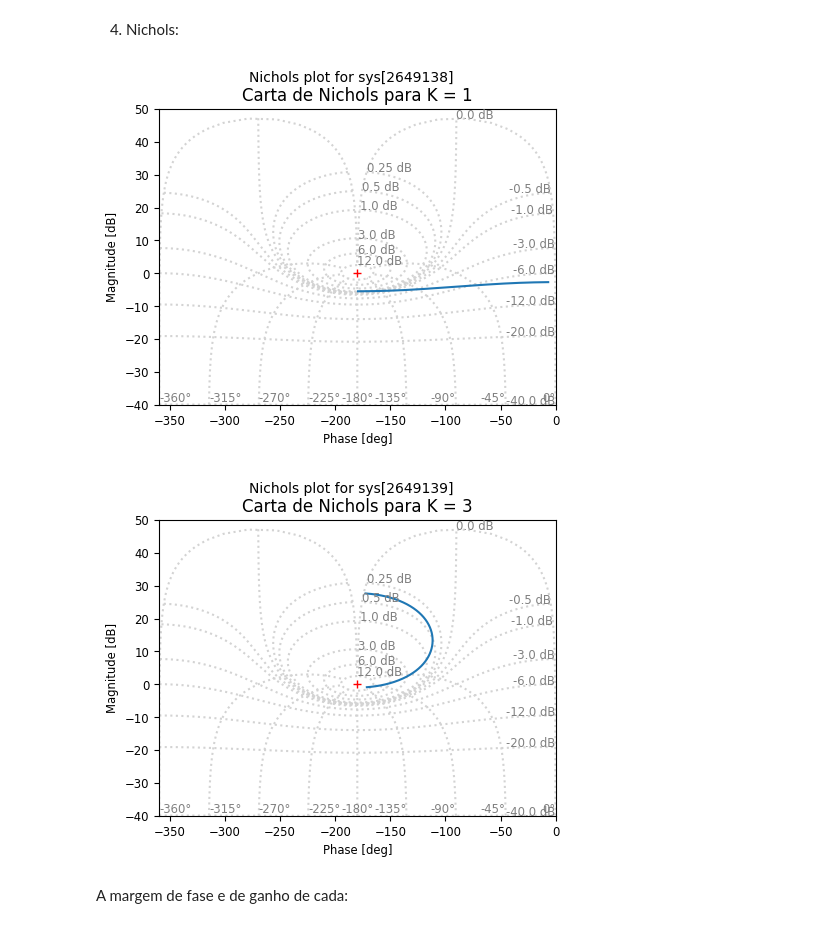
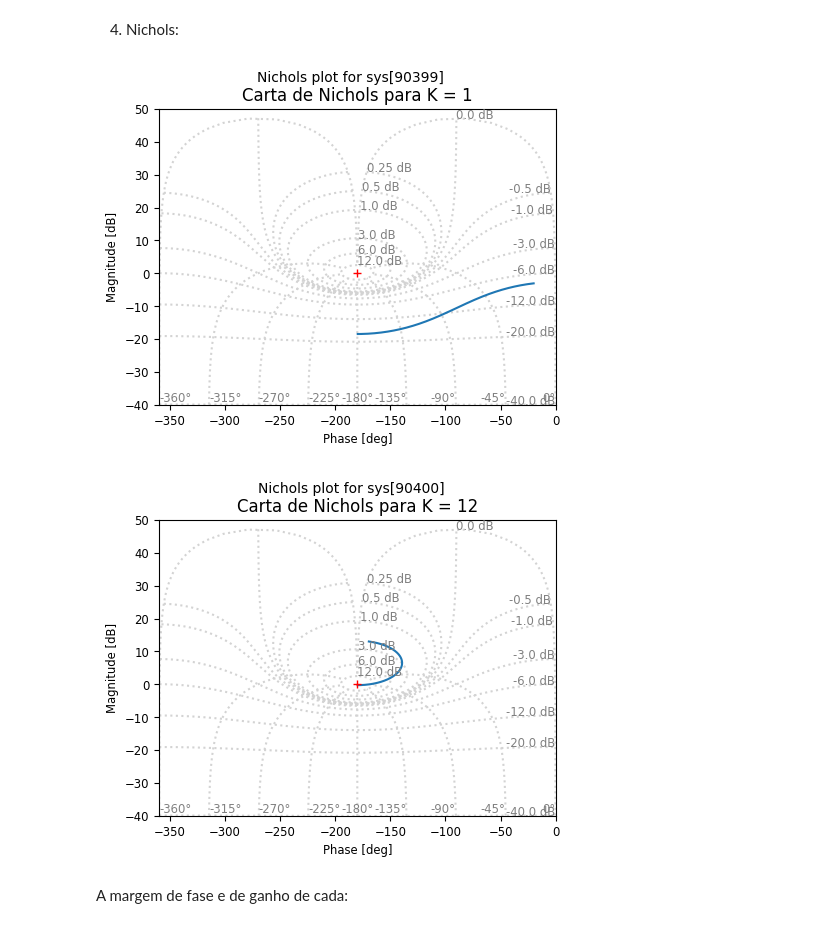
Before and after one commit to pedroivovasconcelos/controledigital, a Jupyter notebook: capitulo5.ipynb, the cells around one changed output. Cells and saved outputs as stored; diff of their text form; code cells hidden in the pictures.

```diff
--- a/capitulo5.ipynb
+++ b/capitulo5.ipynb
@@ -188,27 +185,27 @@ plt.show()
 # %%
 
 #Funções de transferência
-num1 = [0.6177]
-den1 = [1, -0.1593]
-num3 = [1.8531]
-den3 = [1, -1.0761]
+num1 = [0.2051]
+den1 = [1, -0.7209]
+num12 = [2.4612]
+den12 = [1, -1.5352]
 Gz1 = ctl.TransferFunction(num1, den1, True)
-Gz3 = ctl.TransferFunction(num3, den3, True)
+Gz12 = ctl.TransferFunction(num12, den12, True)
 
 new_figsize = (6.4 * 0.8, 4.8 * 0.8)
 
 plt.figure(figsize=new_figsize)
 ctl.nichols_plot(Gz1)
 plt.title('Carta de Nichols para K = 1')
 plt.show()
 
 plt.figure(figsize=new_figsize)
-ctl.nichols_plot(Gz3)
-plt.title('Carta de Nichols para K = 3')
+ctl.nichols_plot(Gz12)
+plt.title('Carta de Nichols para K = 12')
 plt.show()
 # %% [output]
-[figure, old version]
+[figure, new version]
-[figure, old version]
+[figure, new version]
 # %% [markdown]
 A margem de fase e de ganho de cada:
 # %%
```
Also changed, not shown: parts of 11 cells of this notebook, 1 other file.
